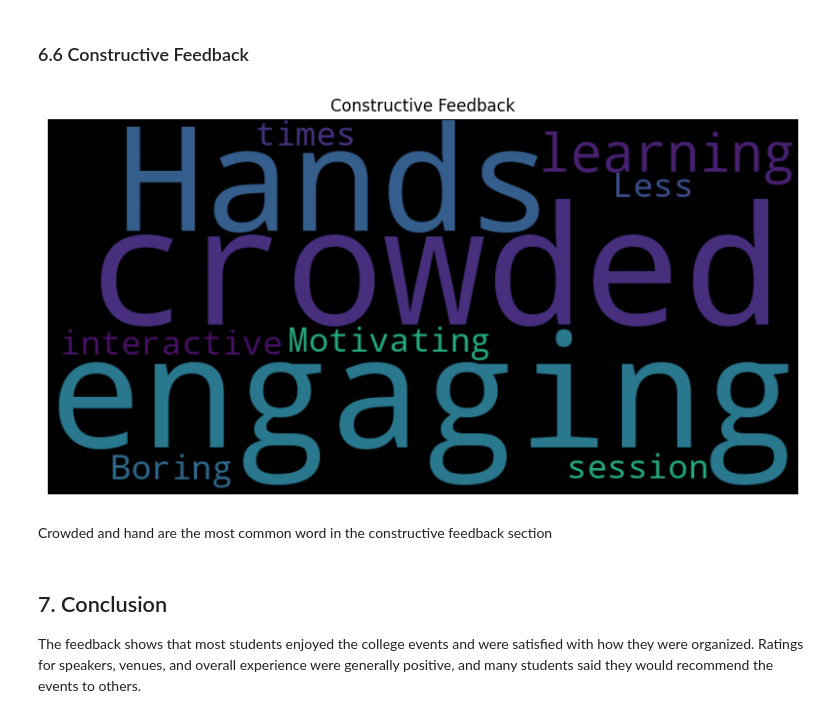
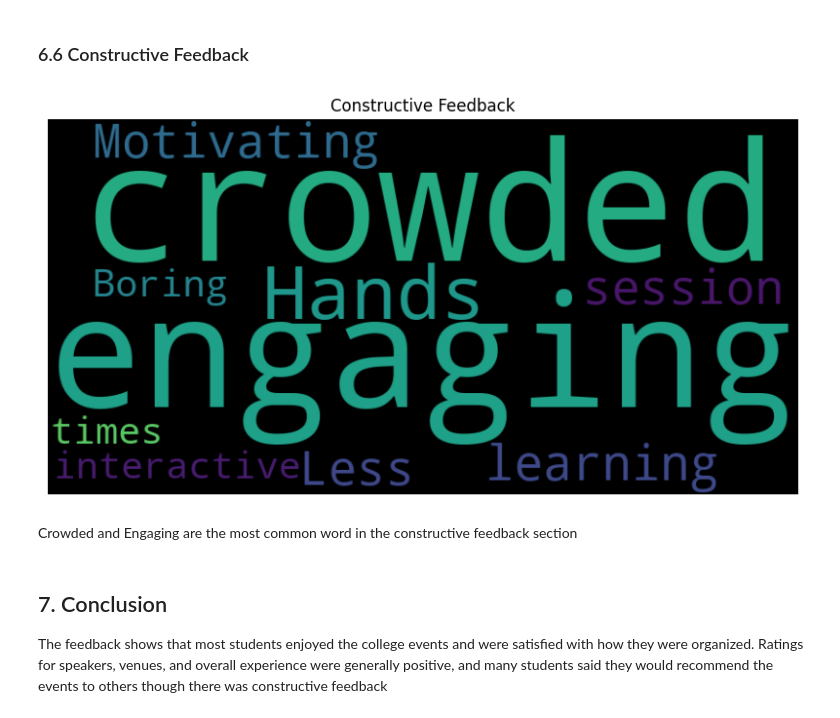
Before and after one commit to victoriousvictor42/FUTURE_DS_03, a Jupyter notebook: College_Event_Feedback_Analysis.ipynb, the cells around one changed output. Drawn from its saved outputs; the diff is of its cells as text; code cells hidden in the pictures.

```diff
--- a/College_Event_Feedback_Analysis.ipynb
+++ b/College_Event_Feedback_Analysis.ipynb
@@ -269,25 +279,25 @@ We can see that fun and well are the most common words.
 # %%
 from wordcloud import STOPWORDS
 
 #filter only negative and neutral feedback
-improvement_feedback = df[df['Sentiment'].isin(['Negative', 'Neutral'])]['Feedback']
+constructive_feedback = df[df['Sentiment'].isin(['Negative', 'Neutral'])]['Feedback']
 
 # Combine all improvement feedback into one string
-text_improvement = " ".join(improvement_feedback.astype(str))
+text_improvement = " ".join(constructive_feedback.astype(str))
 
 # Generate Word Cloud
 wordcloud_improvement = WordCloud(width=800, height=400, background_color='black').generate(text_improvement)
 
 # Plot Word Cloud
 plt.figure(figsize=(10, 5))
 plt.imshow(wordcloud_improvement, interpolation='bilinear')
 plt.axis('off')
 plt.title('Constructive Feedback')
 plt.show()
 # %% [output]
-[figure, old version]
+[figure, new version]
 # %% [markdown]
-Crowded and hand are the most common word in the constructive feedback section
+Crowded and Engaging are the most common word in the constructive feedback section
 # %% [markdown]
 ## 7. Conclusion
-The feedback shows that most students enjoyed the college events and were satisfied with how they were organized. Ratings for speakers, venues, and overall experience were generally positive, and many students said they would recommend the events to others.
+The feedback shows that most students enjoyed the college events and were satisfied with how they were organized. Ratings for speakers, venues, and overall experience were generally positive, and many students said they would recommend the events to others though there was constructive feedback
```
Also changed, not shown: parts of 3 cells of this notebook.
